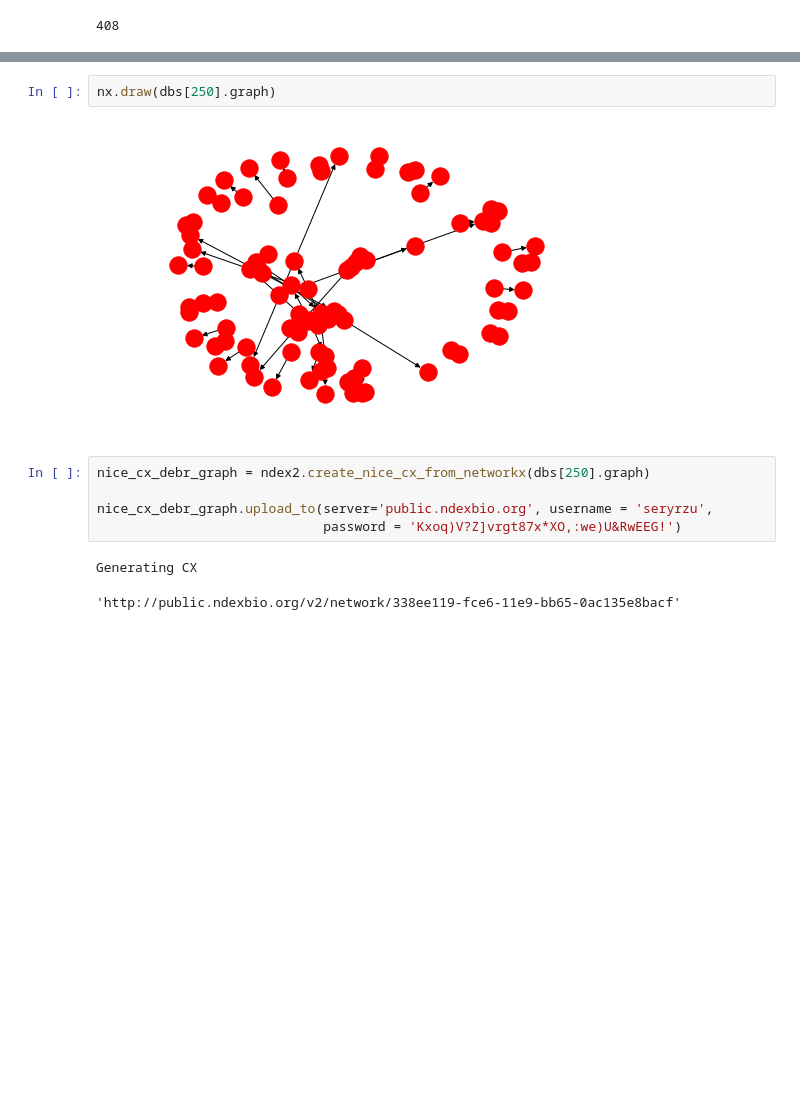
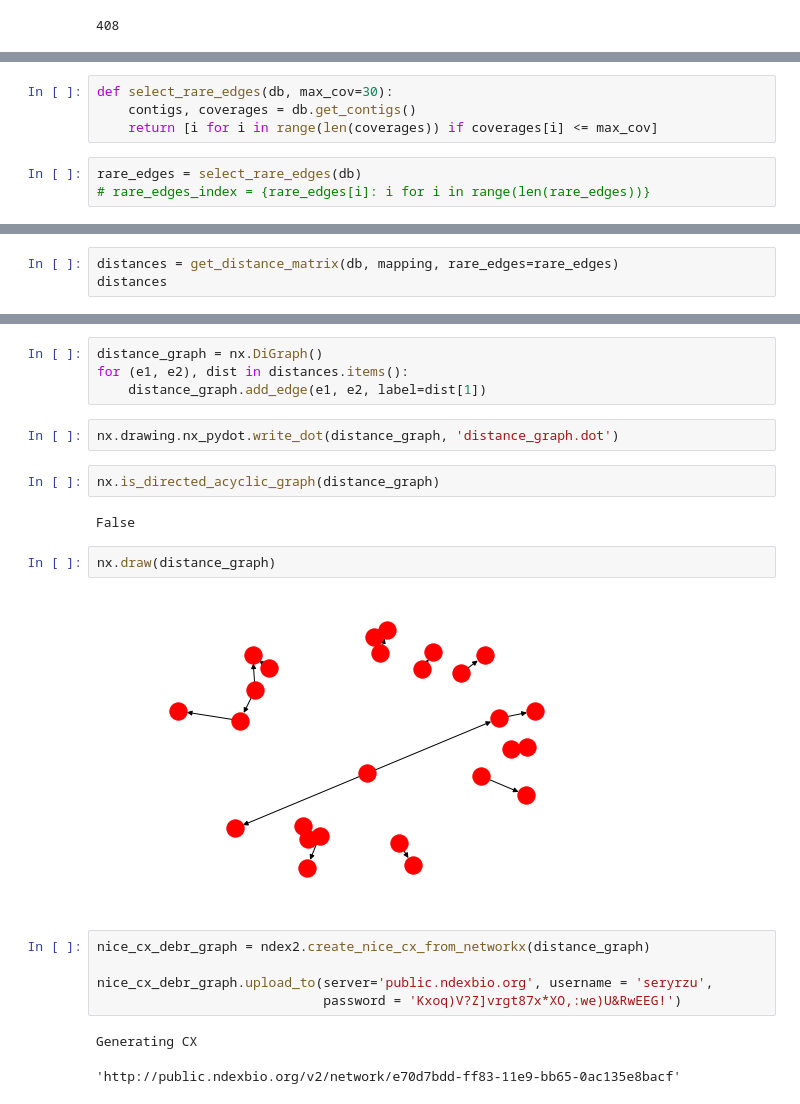
Before and after one commit to seryrzu/centroFlye, a Jupyter notebook: scripts/jupyters/IterativeDeBruijnGraph.ipynb, the cells around one changed output, grey strips where cells are left out. Saved outputs shown, nothing was run; the diff lists cells and outputs as text; blank space fills up the shorter version.

Commit message:
Experiments with Iterative De Bruijn graph -- scaffolding

```diff
--- a/scripts/jupyters/IterativeDeBruijnGraph.ipynb
+++ b/scripts/jupyters/IterativeDeBruijnGraph.ipynb
@@ -148,0 +335,7 @@ lengths of contigs: [(991, 13.0), (824, 12.0), (798, 15.0), (700, 12.0), (626, 1
+# %%
+def select_rare_edges(db, max_cov=30):
+    contigs, coverages = db.get_contigs()
+    return [i for i in range(len(coverages)) if coverages[i] <= max_cov]
+# %%
+rare_edges = select_rare_edges(db)
+# rare_edges_index = {rare_edges[i]: i for i in range(len(rare_edges))}
@@ -148,0 +380,3 @@ lengths of contigs: [(991, 13.0), (824, 12.0), (798, 15.0), (700, 12.0), (626, 1
+# %%
+distances = get_distance_matrix(db, mapping, rare_edges=rare_edges)
+distances
@@ -149,12 +418,22 @@ lengths of contigs: [(991, 13.0), (824, 12.0), (798, 15.0), (700, 12.0), (626, 1
+# %%
+distance_graph = nx.DiGraph()
+for (e1, e2), dist in distances.items():
+    distance_graph.add_edge(e1, e2, label=dist[1])
+# %%
+nx.drawing.nx_pydot.write_dot(distance_graph, 'distance_graph.dot')
+# %%
+nx.is_directed_acyclic_graph(distance_graph)
+# %% [output]
+False
 # %%
-nx.draw(dbs[250].graph)
+nx.draw(distance_graph)
 # %% [output]
-[figure, old version]
+[figure, new version]
 # %%
-nice_cx_debr_graph = ndex2.create_nice_cx_from_networkx(dbs[250].graph)
+nice_cx_debr_graph = ndex2.create_nice_cx_from_networkx(distance_graph)
 
 nice_cx_debr_graph.upload_to(server='public.ndexbio.org', username = 'seryrzu',
                              password = 'Kxoq)V?Z]vrgt87x*XO,:we)U&RwEEG!')
 # %% [output]
 Generating CX
-'http://public.ndexbio.org/v2/network/338ee119-fce6-11e9-bb65-0ac135e8bacf'
+'http://public.ndexbio.org/v2/network/e70d7bdd-ff83-11e9-bb65-0ac135e8bacf'
```
Also changed, not shown: parts of 17 cells of this notebook.
